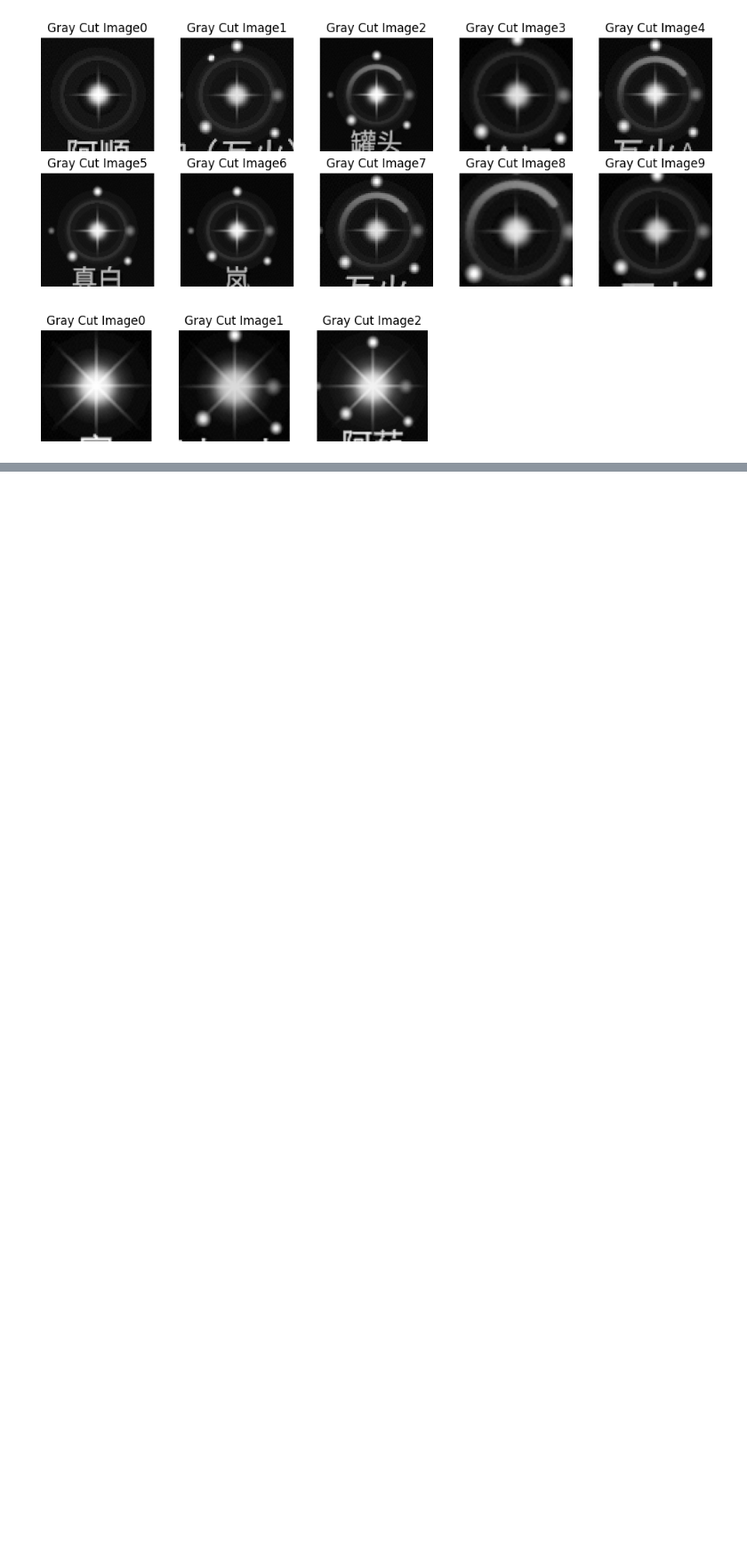
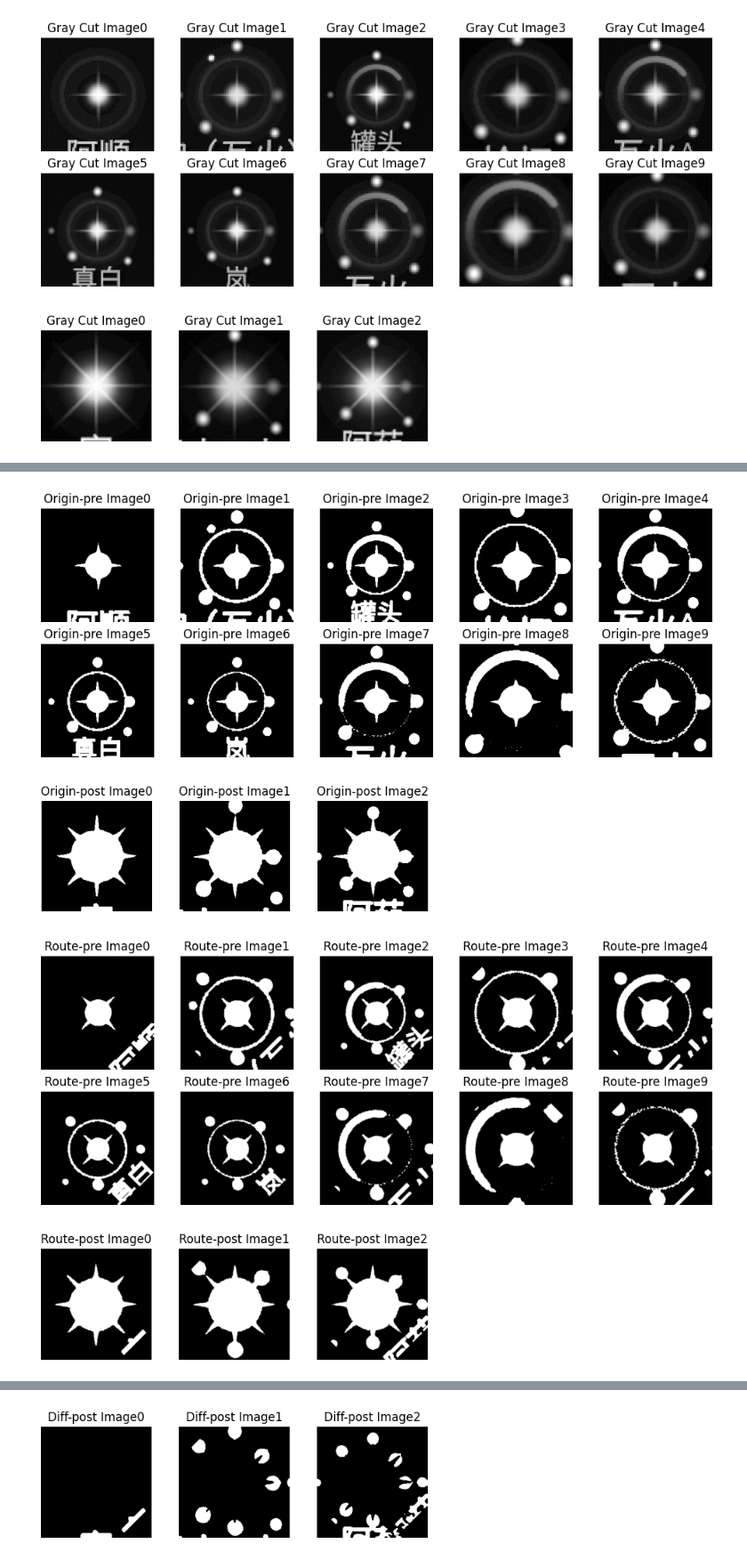
Before and after one commit to hhhhc-da/sky-auto-collect, a Jupyter notebook: heart/heart-image.ipynb, the cells around one changed output, grey strips where cells are left out. Shown at 89% size. Drawn from its saved outputs; the diff is of its cells as text; code cells hidden in the pictures; blank space fills up the shorter version.

```diff
--- a/heart/heart-image.ipynb
+++ b/heart/heart-image.ipynb
@@ -397,0 +445,74 @@ plt.show()
+# %%
+# 旋转45度计算差值
+rotation_matrix = cv2.getRotationMatrix2D((112,112), 45, 1.0)
+
+resize_pre = [cv2.threshold(cv2.resize(gray, (224, 224)), 50, 255, cv2.THRESH_BINARY)[1] for gray in pre_sub_gray]
+route_resize_pre = [cv2.warpAffine(gray, rotation_matrix, (224,224)) for gray in resize_pre]
+diff_pre = [np.abs(np.array(r1, dtype=np.float32) - np.array(r2, dtype=np.float32)) for r1, r2 in zip(route_resize_pre, resize_pre)]
+diff_pre = [cv2.threshold(cv2.blur(gray, (5,5)), 150, 255, cv2.THRESH_BINARY)[1] for gray in diff_pre]
+
+resize_post = [cv2.threshold(cv2.resize(gray, (224, 224)), 50, 255, cv2.THRESH_BINARY)[1] for gray in post_sub_gray]
+route_resize_post = [cv2.warpAffine(gray, rotation_matrix, (224,224)) for gray in resize_post]
+diff_post = [np.abs(np.array(r1, dtype=np.float32) - np.array(r2, dtype=np.float32)) for r1, r2 in zip(route_resize_post, resize_post)]
+diff_post = [cv2.threshold(cv2.blur(gray, (5,5)), 150, 255, cv2.THRESH_BINARY)[1] for gray in diff_post]
+
+# 原图像
+fig, axes = plt.subplots(2, 5, figsize=(10, 4))
+for i, ax in enumerate(axes.flatten()):
+    if i < len(resize_pre):
+        ax.imshow(resize_pre[i], cmap='gray')
+        ax.set_title('Origin-pre Image{}'.format(i))
+    ax.axis('off')
+plt.tight_layout()
+plt.show()
+
+fig, axes = plt.subplots(1, 5, figsize=(10, 2))
+for i, ax in enumerate(axes.flatten()):
+    if i < len(resize_post):
+        ax.imshow(resize_post[i], cmap='gray')
+        ax.set_title('Origin-post Image{}'.format(i))
+    ax.axis('off')
+plt.tight_layout()
+plt.show()
+
+# 旋转图像
+fig, axes = plt.subplots(2, 5, figsize=(10, 4))
+for i, ax in enumerate(axes.flatten()):
+    if i < len(route_resize_pre):
+        ax.imshow(route_resize_pre[i], cmap='gray')
+        ax.set_title('Route-pre Image{}'.format(i))
+    ax.axis('off')
+plt.tight_layout()
+plt.show()
+
+fig, axes = plt.subplots(1, 5, figsize=(10, 2))
+for i, ax in enumerate(axes.flatten()):
+    if i < len(route_resize_post):
+        ax.imshow(route_resize_post[i], cmap='gray')
+        ax.set_title('Route-post Image{}'.format(i))
+    ax.axis('off')
+plt.tight_layout()
+plt.show()
+
+fig, axes = plt.subplots(2, 5, figsize=(10, 4))
+for i, ax in enumerate(axes.flatten()):
+    if i < len(diff_pre):
+        ax.imshow(diff_pre[i], cmap='gray')
+        ax.set_title('Diff-pre Image{}'.format(i))
+    ax.axis('off')
+plt.tight_layout()
+plt.show()
+
+fig, axes = plt.subplots(1, 5, figsize=(10, 2))
+for i, ax in enumerate(axes.flatten()):
+    if i < len(diff_post):
+        ax.imshow(diff_post[i], cmap='gray')
+        ax.set_title('Diff-post Image{}'.format(i))
+    ax.axis('off')
+plt.tight_layout()
+plt.show()
+# %% [output]
+[figure, added]
+[figure, added]
+[figure, added]
+[figure, added]
@@ -397,0 +520 @@ plt.show()
+[figure, added]
```
Also changed, not shown: parts of 6 cells of this notebook, 2 other files.
